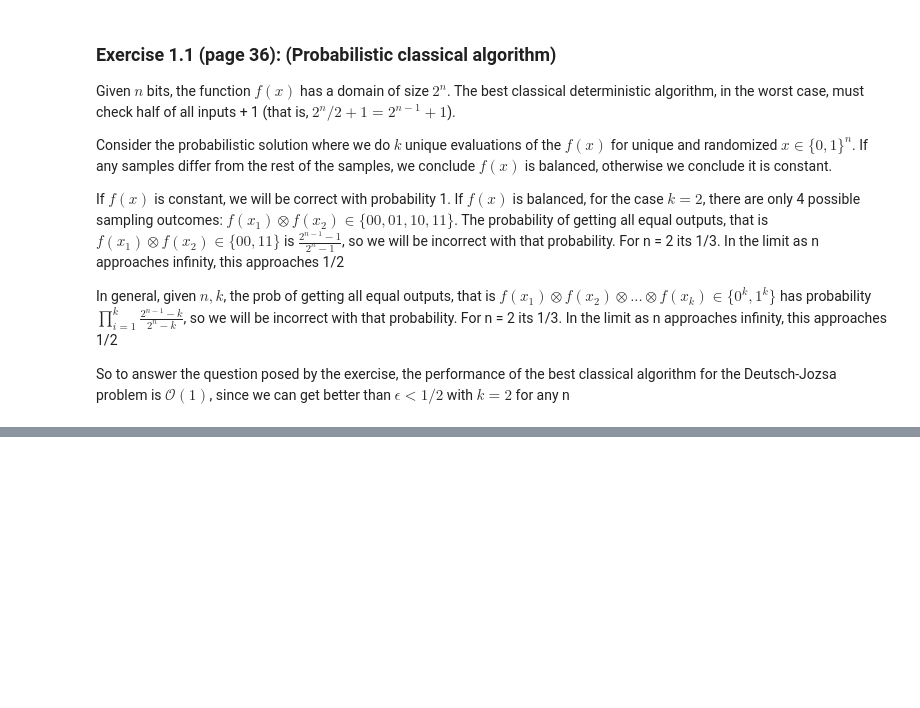
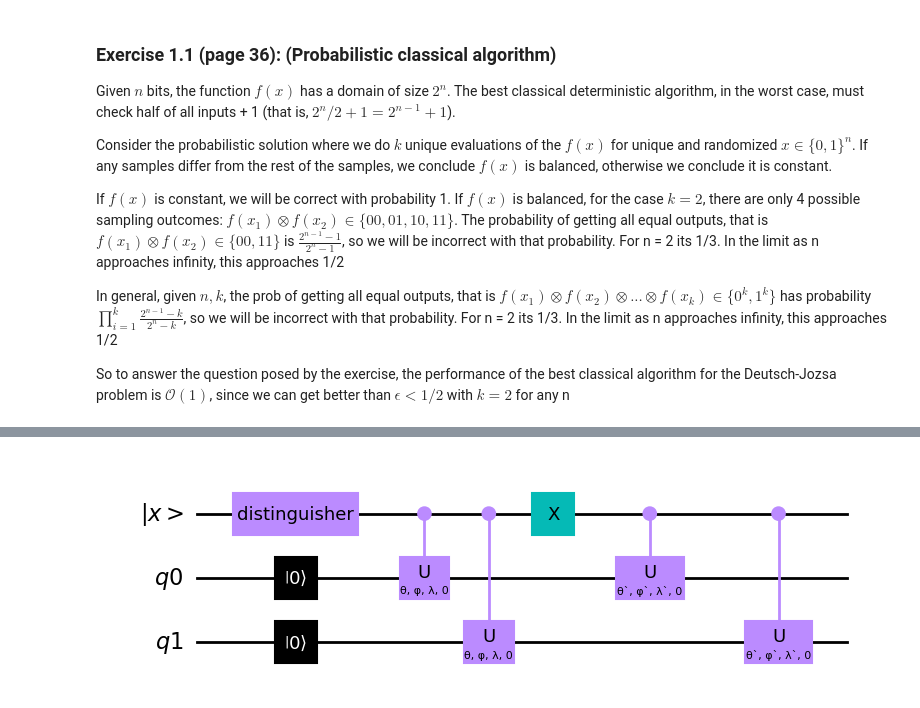
Before and after one commit to charlysotelo/Quantum-Computation-and-Quantum-Information-Solutions, a Jupyter notebook: QC_Exercises.ipynb, the cells around one changed output, grey strips where cells are left out. Drawn from its saved outputs; the diff is of its cells as text; code cells hidden in the pictures; blank space fills up the shorter version.

```diff
--- a/QC_Exercises.ipynb
+++ b/QC_Exercises.ipynb
@@ -30,0 +48,35 @@ epsilon(50, 2)
+# %%
+from qiskit import *
+from qiskit.circuit import Parameter
+from math import pi
+
+# Psi
+psi_theta = Parameter('θ')
+psi_phi = Parameter('φ')
+psi_lambda = Parameter('λ')
+
+# Phi
+phi_theta = Parameter('θ`')
+phi_phi = Parameter('φ`')
+phi_lambda = Parameter('λ`')
+
+# Define our distinguisher oracle
+distinguisher = QuantumCircuit(1, name="distinguisher")
+distinguisher.to_instruction()
+
+x_qubit = QuantumRegister(1, '|x>')
+scratch0 = QuantumRegister(1)
+scratch1 = QuantumRegister(1)
+
+circuit = QuantumCircuit(x_qubit, scratch0, scratch1)
+circuit.append(distinguisher,[0])
+circuit.reset(1)
+circuit.reset(2)
+circuit.cu(psi_theta, psi_phi, psi_lambda, 0, 0, 1)
+circuit.cu(psi_theta, psi_phi, psi_lambda, 0, 0, 2)
+circuit.x(0)
+circuit.cu(phi_theta, phi_phi, phi_lambda, 0, 0, 1)
+circuit.cu(phi_theta, phi_phi, phi_lambda, 0, 0, 2)
+circuit.draw(output='mpl')
+# %% [output]
+[figure, added]
```
Also changed, not shown: parts of 18 cells of this notebook.
